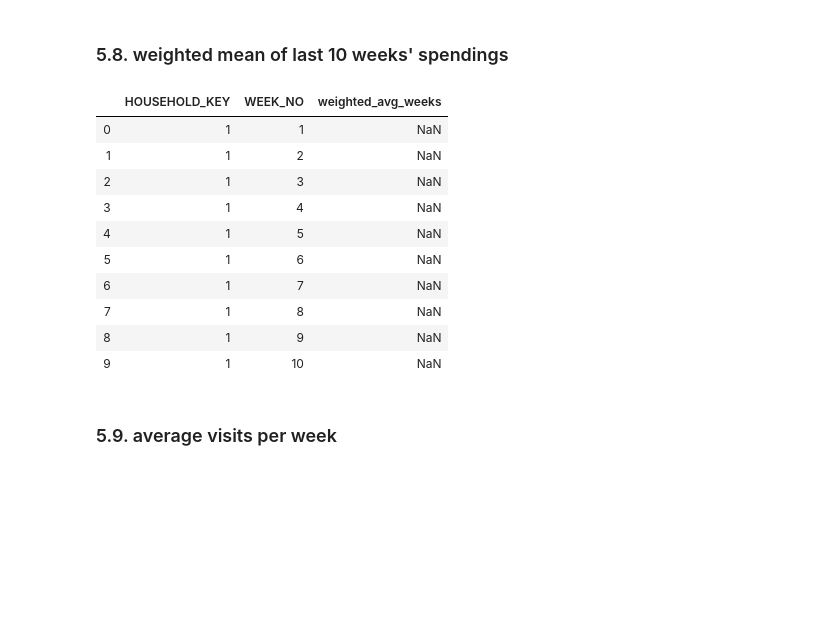
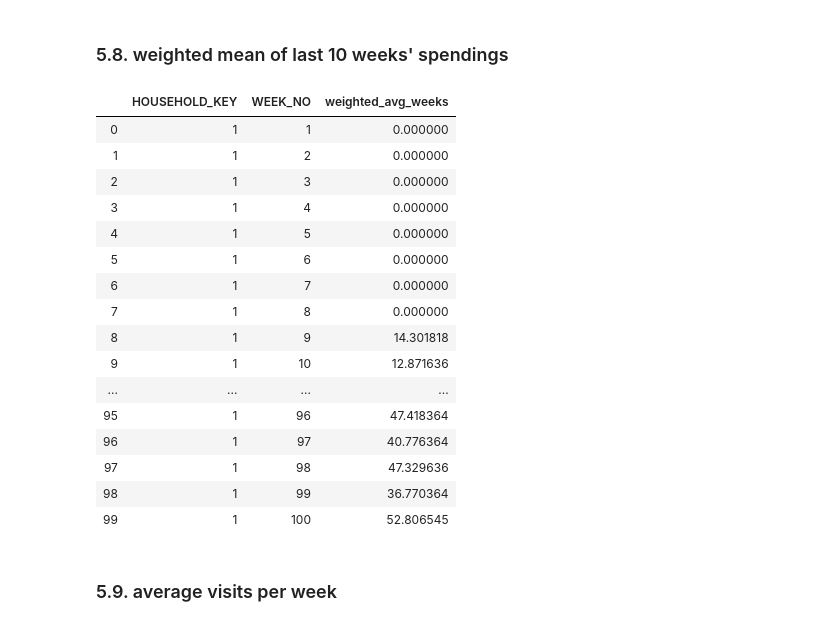
Before and after one commit to robmoratore/ShellDnA, a Jupyter notebook: DnA 2.0/cleaned main notebook.ipynb, the cells around one changed output. Drawn from its saved outputs; the diff is of its cells as text; code cells hidden in the pictures; blank space fills up the shorter version.

```diff
--- a/DnA 2.0/cleaned main notebook.ipynb
+++ b/DnA 2.0/cleaned main notebook.ipynb
@@ -1078,43 +1071,53 @@ weighted_avg_trips.head(10)
 # %%
 transactions_every_week = big_df.merge(transactions_weekly_aggregated, on=['HOUSEHOLD_KEY','WEEK_NO'], how='left')
 
 weighted_avg_weeks = transactions_every_week.copy()
 weighted_avg_weeks['1_times_before'] = weighted_avg_weeks.groupby('HOUSEHOLD_KEY')['SALES_VALUE'].shift(1)
 weighted_avg_weeks['2_times_before'] = weighted_avg_weeks.groupby('HOUSEHOLD_KEY')['SALES_VALUE'].shift(2)
 weighted_avg_weeks['3_times_before'] = weighted_avg_weeks.groupby('HOUSEHOLD_KEY')['SALES_VALUE'].shift(3)
 weighted_avg_weeks['4_times_before'] = weighted_avg_weeks.groupby('HOUSEHOLD_KEY')['SALES_VALUE'].shift(4)
 weighted_avg_weeks['5_times_before'] = weighted_avg_weeks.groupby('HOUSEHOLD_KEY')['SALES_VALUE'].shift(5)
 weighted_avg_weeks['6_times_before'] = weighted_avg_weeks.groupby('HOUSEHOLD_KEY')['SALES_VALUE'].shift(6)
 weighted_avg_weeks['7_times_before'] = weighted_avg_weeks.groupby('HOUSEHOLD_KEY')['SALES_VALUE'].shift(7)
 weighted_avg_weeks['8_times_before'] = weighted_avg_weeks.groupby('HOUSEHOLD_KEY')['SALES_VALUE'].shift(8)
 weighted_avg_weeks['9_times_before'] = weighted_avg_weeks.groupby('HOUSEHOLD_KEY')['SALES_VALUE'].shift(9)
 weighted_avg_weeks['10_times_before'] = weighted_avg_weeks.groupby('HOUSEHOLD_KEY')['SALES_VALUE'].shift(10)
 
+weighted_avg_weeks.fillna(0,inplace=True)
+
 weighted_avg_weeks['weighted_avg_weeks'] = (weighted_avg_weeks['1_times_before']*10 +
                                weighted_avg_weeks['2_times_before']*9 +
                                weighted_avg_weeks['3_times_before']*8 +
                                weighted_avg_weeks['4_times_before']*7 +
                                weighted_avg_weeks['5_times_before']*6 +
                                weighted_avg_weeks['6_times_before']*5 +
                                weighted_avg_weeks['7_times_before']*4 +
                                weighted_avg_weeks['8_times_before']*3 +
                                weighted_avg_weeks['9_times_before']*2 +
                                weighted_avg_weeks['9_times_before']*1)/(1+2+3+4+5+6+7+8+9+10)
 
+
+
 weighted_avg_weeks = weighted_avg_weeks[['HOUSEHOLD_KEY','WEEK_NO','weighted_avg_weeks']]
-weighted_avg_weeks.head(10)
+weighted_avg_weeks.head(100)
 # %% [output]
 |  | HOUSEHOLD_KEY | WEEK_NO | weighted_avg_weeks |
-| 0 | 1 | 1 | NaN |
-| 1 | 1 | 2 | NaN |
-| 2 | 1 | 3 | NaN |
-| 3 | 1 | 4 | NaN |
-| 4 | 1 | 5 | NaN |
-| 5 | 1 | 6 | NaN |
-| 6 | 1 | 7 | NaN |
-| 7 | 1 | 8 | NaN |
-| 8 | 1 | 9 | NaN |
-| 9 | 1 | 10 | NaN |
+| 0 | 1 | 1 | 0.000000 |
+| 1 | 1 | 2 | 0.000000 |
+| 2 | 1 | 3 | 0.000000 |
+| 3 | 1 | 4 | 0.000000 |
+| 4 | 1 | 5 | 0.000000 |
+| 5 | 1 | 6 | 0.000000 |
+| 6 | 1 | 7 | 0.000000 |
+| 7 | 1 | 8 | 0.000000 |
+| 8 | 1 | 9 | 14.301818 |
+| 9 | 1 | 10 | 12.871636 |
+| ... | ... | ... | ... |
+| 95 | 1 | 96 | 47.418364 |
+| 96 | 1 | 97 | 40.776364 |
+| 97 | 1 | 98 | 47.329636 |
+| 98 | 1 | 99 | 36.770364 |
+| 99 | 1 | 100 | 52.806545 |
 # %% [markdown]
 ### 5.9. average visits per week
 # %%
```
Also changed, not shown: parts of 105 cells of this notebook.
